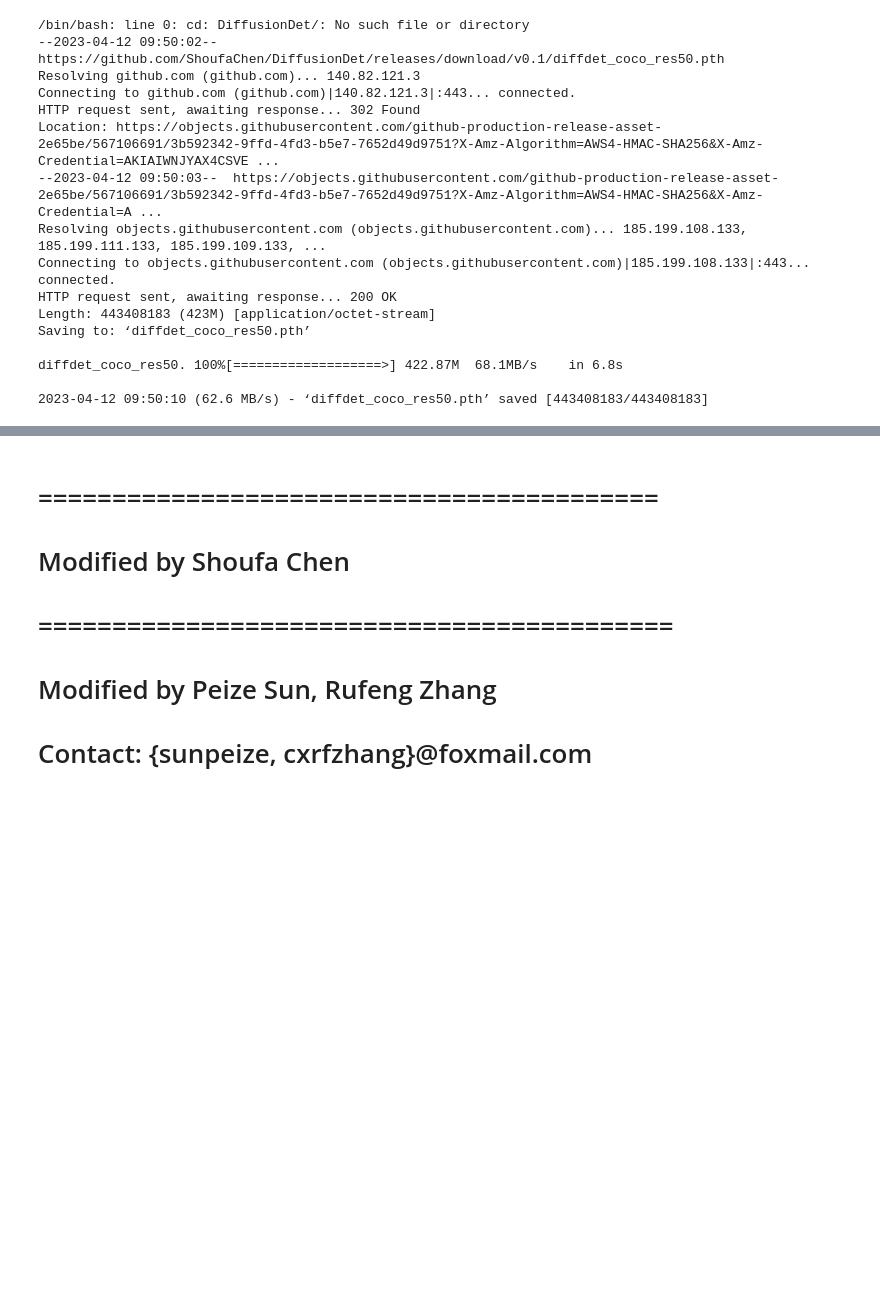
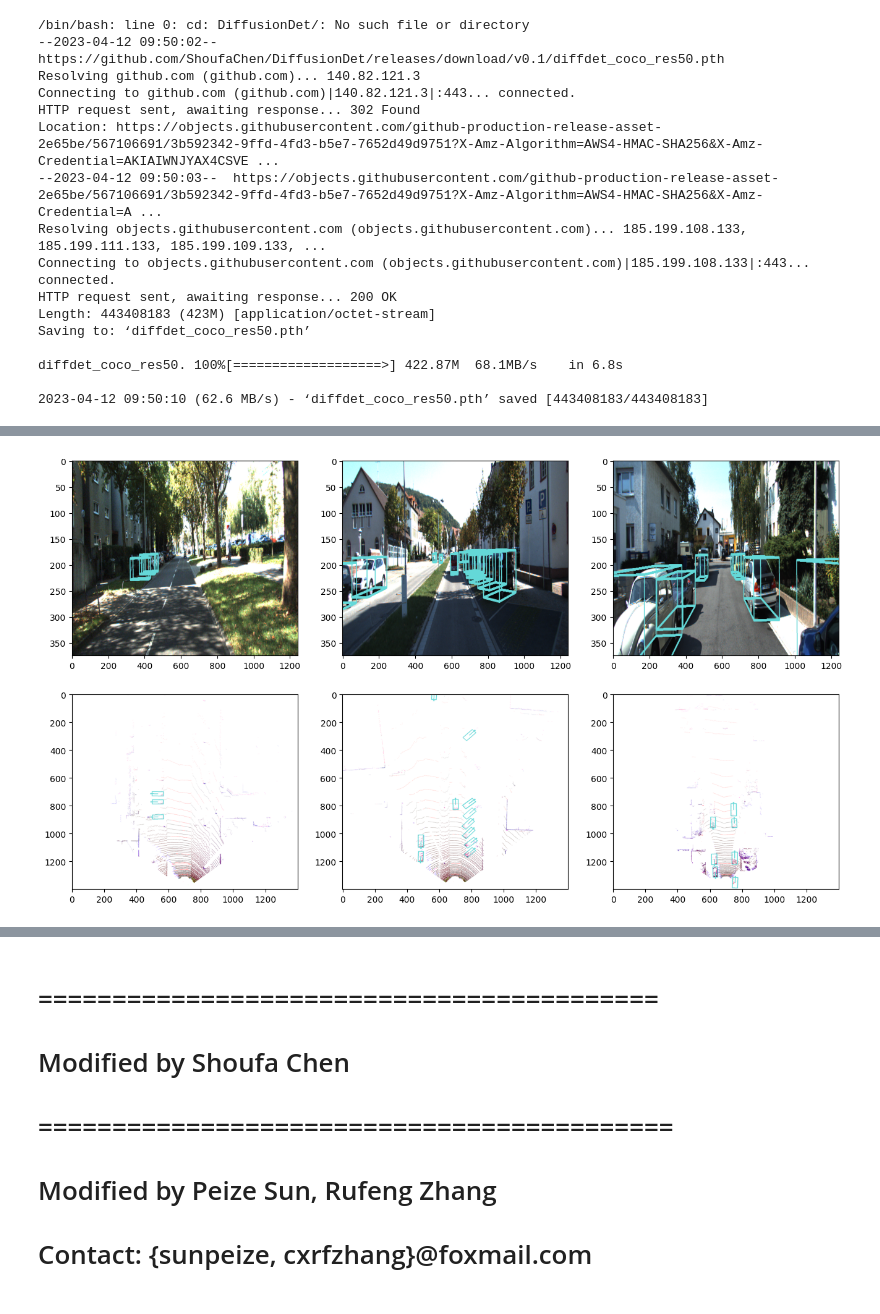
Before and after one commit to AlejandroZam/AI, a Jupyter notebook: train_bev_diffnet.ipynb, the cells around one changed output, grey strips where cells are left out. Drawn from its saved outputs; the diff is of its cells as text; code cells hidden in the pictures; blank space fills up the shorter version.

```diff
--- a/train_bev_diffnet.ipynb
+++ b/train_bev_diffnet.ipynb
@@ -140,0 +184,53 @@ To enable the following instructions: AVX2 AVX512F AVX512_VNNI FMA, in other ope
+# %%
+def random_draws_from_dataset(split_path):
+
+  f = open(split_path)
+  split_ = f.readlines()
+  f.close()
+  split_ = [i.strip() for i in split_]
+
+
+  draws = []
+
+  for i in range(6):
+    n = random.randint(0,(len(split_)-1))
+    draws.append(n)
+
+
+  img_cam_anno = []
+  img_bev_anno = []
+
+  for ind in draws:
+    num = split_[ind]
+
+    calib_path = '/content/DiffusionDetLidar/datasets/bv_kitti/calib/{}.txt'.format(num)
+    im = cv2.imread("/content/DiffusionDetLidar/datasets/bv_kitti/image/{}.png".format(num))
+    cam_img = cv2.imread('/content/DiffusionDetLidar/datasets/bv_kitti/training/image_2/{}.png'.format(num))
+    f = open('/content/DiffusionDetLidar/datasets/bv_kitti/label/{}.txt'.format(num))
+    label_line = f.readlines()
+    f.close()
+    nonzero = np.where(im>0)
+    im[nonzero]=255-im[nonzero]
+    im=cv2.bitwise_not(im)
+    for label_ in label_line:
+
+      obj = Object3d(label_)
+      if obj.kind_name == 'Car' or obj.kind_name == 'Pedestrian' or obj.kind_name == 'Cyclist':
+        kitti_im, im, _ = _draw_projection_obstacle_to_cam(obj,calib_path, 0.05, True, True, cam_img, im, is_kitti_ann=True)
+
+    img_cam_anno.append(kitti_im)
+    img_bev_anno.append(im)
+
+
+  fig, ax = plt.subplots(2, 3, figsize=(16, 9))
+
+  ax[0][0].imshow(img_cam_anno[0][...,::-1], aspect='auto')
+  ax[0][1].imshow(img_cam_anno[1][...,::-1], aspect='auto')
+  ax[0][2].imshow(img_cam_anno[2][...,::-1], aspect='auto')
+  ax[1][0].imshow(img_bev_anno[0][...,::-1], aspect='auto')
+  ax[1][1].imshow(img_bev_anno[1][...,::-1], aspect='auto')
+  ax[1][2].imshow(img_bev_anno[2][...,::-1], aspect='auto')
+
+random_draws_from_dataset('/content/DiffusionDetLidar/datasets/bv_kitti/lists/train.txt')
+# %% [output]
+[figure, added]
```
Also changed, not shown: parts of 17 cells of this notebook.
